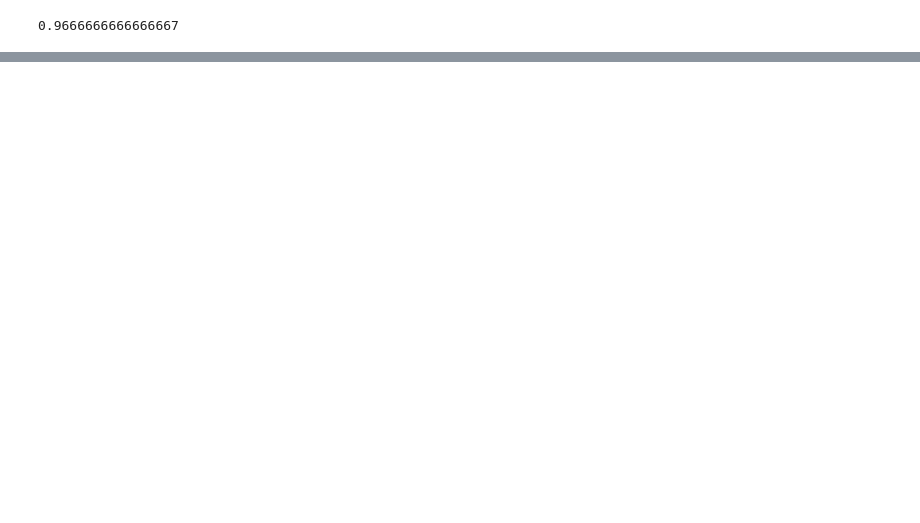
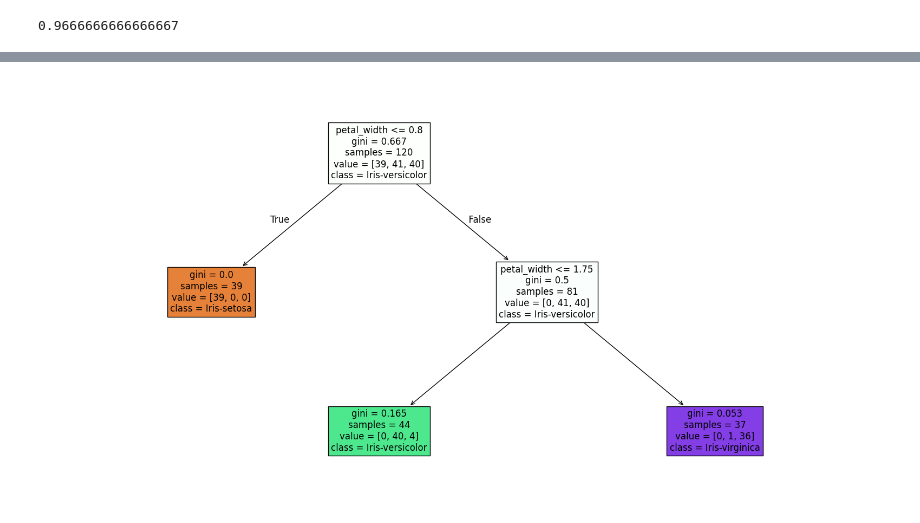
Before and after one commit to sdata07/iris-predictor-decision-tree, a Jupyter notebook: main/main.ipynb, the cells around one changed output, grey strips where cells are left out. Cells and saved outputs as stored; diff of their text form; code cells hidden in the pictures; blank space fills up the shorter version.

```diff
--- a/main/main.ipynb
+++ b/main/main.ipynb
@@ -85,0 +85,12 @@ features.sort_values(by='importance', ascending=False)
+# %%
+from sklearn import tree
+
+plt.figure(figsize=(20, 10))
+
+_ = tree.plot_tree(dtc,
+                   feature_names=X.columns,
+                   class_names = {0: 'Iris-setosa', 1: 'Iris-versicolor', 2 : 'Iris-virginica'},
+                   filled=True,
+                   fontsize = 12)
+# %% [output]
+[figure, added]
```
Also changed, not shown: parts of 7 cells of this notebook.
